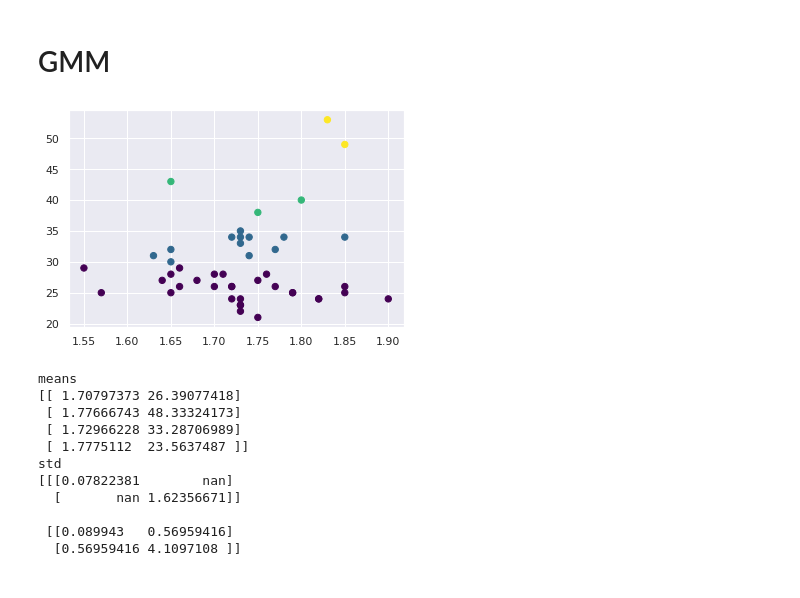
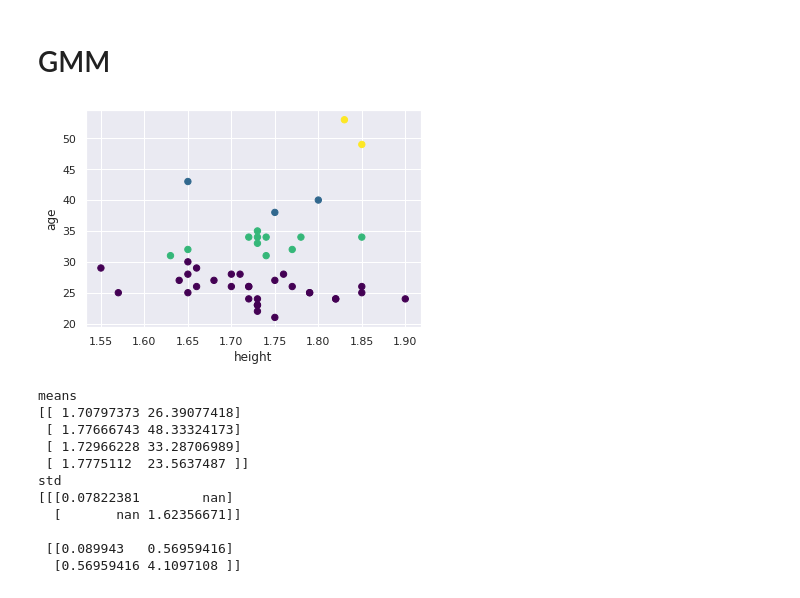
Before and after one commit to cavendano01/Statistical-Learning-II, a Jupyter notebook: K-means-&-GMM/K_means_y_GMM.ipynb, the cells around one changed output. Saved outputs shown, nothing was run; the diff lists cells and outputs as text; code cells hidden in the pictures.

```diff
--- a/K-means-&-GMM/K_means_y_GMM.ipynb
+++ b/K-means-&-GMM/K_means_y_GMM.ipynb
@@ -134,11 +134,13 @@ NameError: ignored
 # %% [markdown]
 # GMM
 # %%
-gmm = GMM(n_components=4).fit(X)
+gmm = GMM(n_components=4,random_state=None,max_iter=100).fit(X)
 labels = gmm.predict(X)
+plt.xlabel('height')
+plt.ylabel('age')
 plt.scatter(X[:, 0], X[:, 1], c=labels, s=40, cmap='viridis');
 # %% [output]
-[figure, old version]
+[figure, new version]
 # %%
 #Means de los centroides
 print('means')
```
Also changed, not shown: parts of 15 cells of this notebook.
